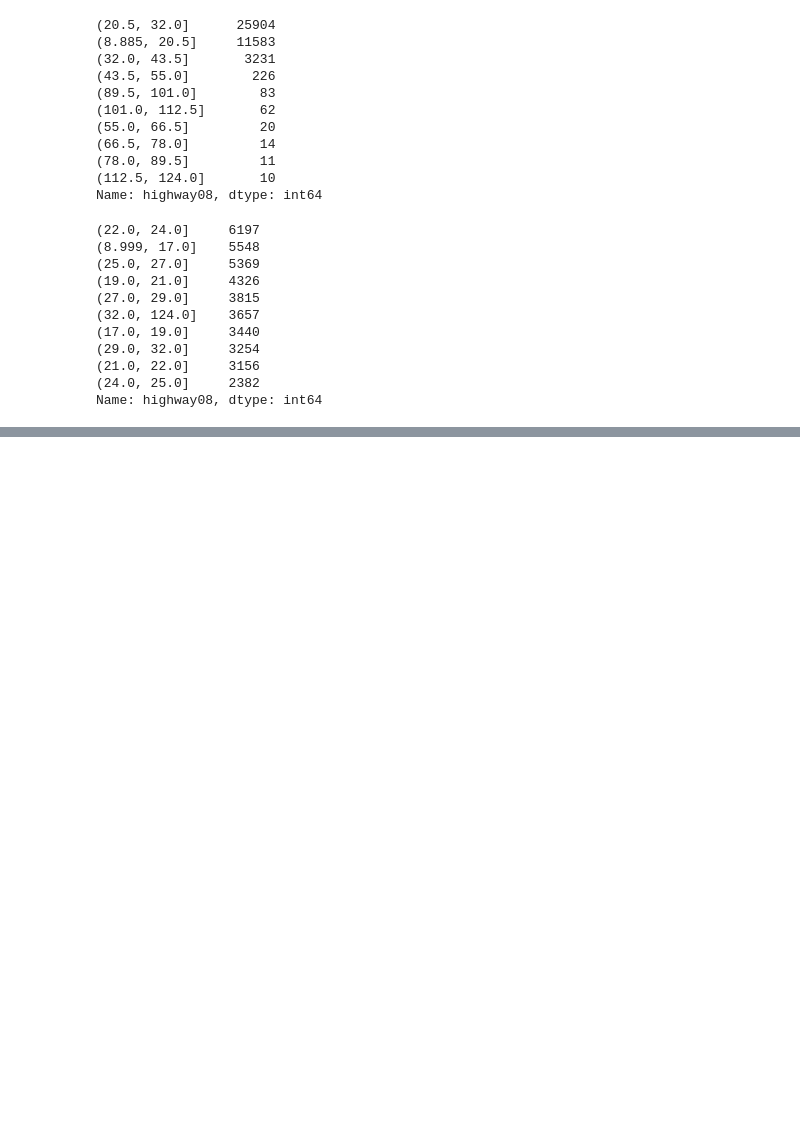
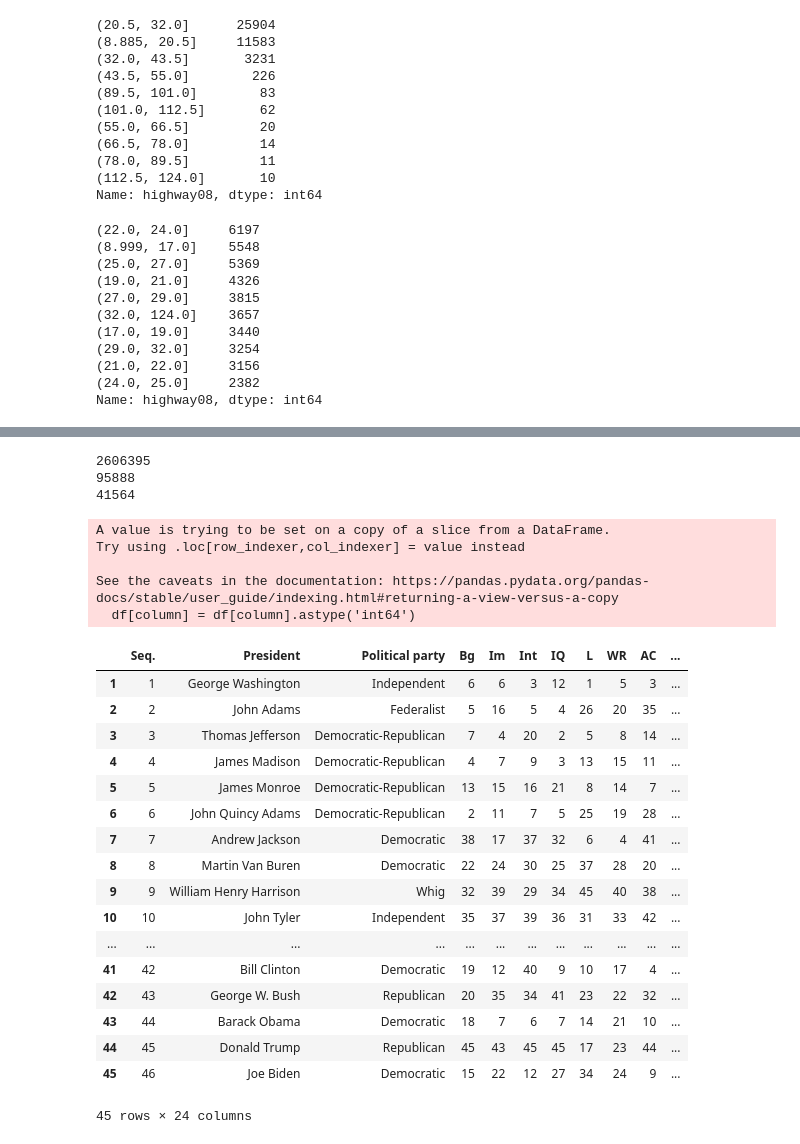
Before and after one commit to jporman/general, a Jupyter notebook: effective_pandas.ipynb, the cells around one changed output, grey strips where cells are left out. Cells and saved outputs as stored; diff of their text form; code cells hidden in the pictures; blank space fills up the shorter version.

```diff
--- a/effective_pandas.ipynb
+++ b/effective_pandas.ipynb
@@ -260,0 +748,27 @@ Name: highway08, dtype: int64
+# %%
+print(make.memory_usage(deep=True))
+
+def generalize_mapping(s, mapping, default):
+    seen = None
+    res = s.astype(str)
+    for old, new in mapping.items():
+        mask = s.str.contains(old)
+        if seen is None:
+            seen = mask
+        else:
+            seen |= mask
+        res = res.where(~mask, new)
+    res = res.where(seen,default)
+    return res.astype('category')
+
+mapped_make = generalize_mapping(ordered_make,
+                                {'Ford':'US', 'Tesla':'US', 'Chevrolet':'US',
+                                'Dodge':'US', 'Oldsmobile':'US', 'Plymouth':'US',
+                                'BMW':'German'}, 'Other'
+                                )
+print(ordered_make.memory_usage(deep=True))
+print(mapped_make.memory_usage(deep=True))
+# %% [output]
+2606395
+95888
+41564
@@ -260,0 +781,38 @@ Name: highway08, dtype: int64
+# %%
+# Chapter 17 Similarities between Series and Data Frames
+url = 'https://en.wikipedia.org/wiki/'\
+      'Historical_rankings_of_presidents_of_the_United_States'
+pres_dfs = pd.read_html(url)
+df = pres_dfs[8]
+idx = df.axes[1].get_level_values(1).to_list()
+df.columns = idx
+df = df.loc[1:45]
+for idx,column in enumerate(df.columns[3:]):
+      df[column] = df[column].astype('int64')
+
+df.loc[df['President']=='Grover Cleveland','Seq.'] = 22
+df
+# %% [output]
+A value is trying to be set on a copy of a slice from a DataFrame.
+Try using .loc[row_indexer,col_indexer] = value instead
+
+See the caveats in the documentation: https://pandas.pydata.org/pandas-docs/stable/user_guide/indexing.html#returning-a-view-versus-a-copy
+  df[column] = df[column].astype('int64')
+|  | Seq. | President | Political party | Bg | Im | Int | IQ | L | WR | AC | ... |
+| 1 | 1 | George Washington | Independent | 6 | 6 | 3 | 12 | 1 | 5 | 3 | ... |
+| 2 | 2 | John Adams | Federalist | 5 | 16 | 5 | 4 | 26 | 20 | 35 | ... |
+| 3 | 3 | Thomas Jefferson | Democratic-Republican | 7 | 4 | 20 | 2 | 5 | 8 | 14 | ... |
+| 4 | 4 | James Madison | Democratic-Republican | 4 | 7 | 9 | 3 | 13 | 15 | 11 | ... |
+| 5 | 5 | James Monroe | Democratic-Republican | 13 | 15 | 16 | 21 | 8 | 14 | 7 | ... |
+| 6 | 6 | John Quincy Adams | Democratic-Republican | 2 | 11 | 7 | 5 | 25 | 19 | 28 | ... |
+| 7 | 7 | Andrew Jackson | Democratic | 38 | 17 | 37 | 32 | 6 | 4 | 41 | ... |
+| 8 | 8 | Martin Van Buren | Democratic | 22 | 24 | 30 | 25 | 37 | 28 | 20 | ... |
+| 9 | 9 | William Henry Harrison | Whig | 32 | 39 | 29 | 34 | 45 | 40 | 38 | ... |
+| 10 | 10 | John Tyler | Independent | 35 | 37 | 39 | 36 | 31 | 33 | 42 | ... |
+| ... | ... | ... | ... | ... | ... | ... | ... | ... | ... | ... | ... |
+| 41 | 42 | Bill Clinton | Democratic | 19 | 12 | 40 | 9 | 10 | 17 | 4 | ... |
+| 42 | 43 | George W. Bush | Republican | 20 | 35 | 34 | 41 | 23 | 22 | 32 | ... |
+| 43 | 44 | Barack Obama | Democratic | 18 | 7 | 6 | 7 | 14 | 21 | 10 | ... |
+| 44 | 45 | Donald Trump | Republican | 45 | 43 | 45 | 45 | 17 | 23 | 44 | ... |
+| 45 | 46 | Joe Biden | Democratic | 15 | 22 | 12 | 27 | 34 | 24 | 9 | ... |
+45 rows × 24 columns
```
Also changed, not shown: parts of 56 cells of this notebook.
